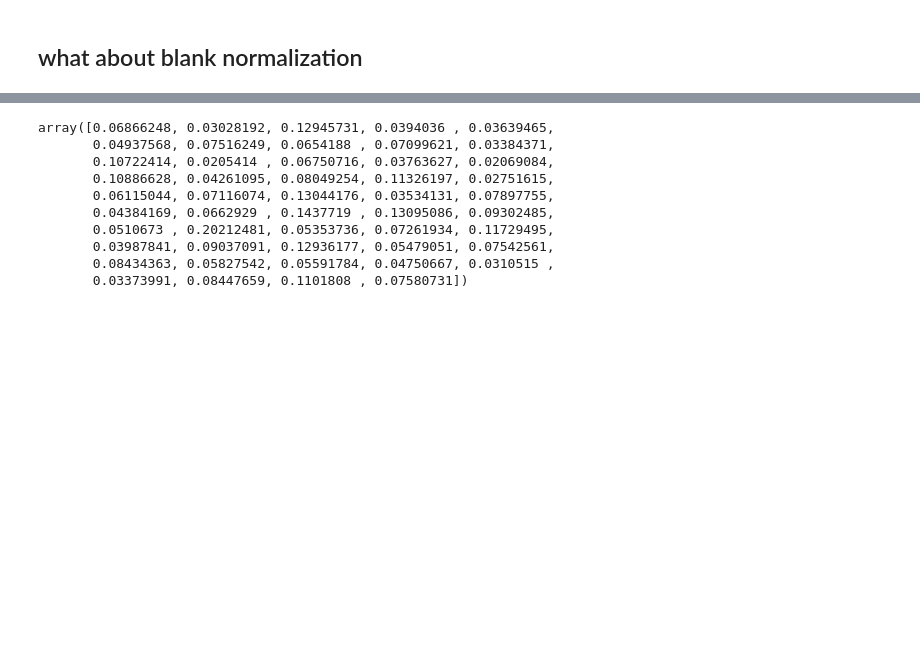
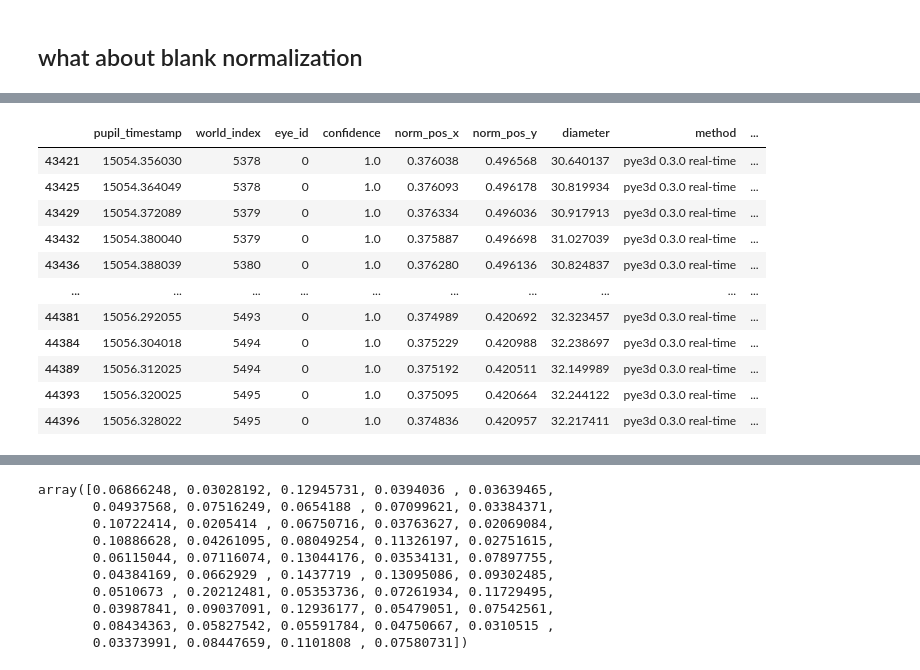
Before and after one commit to Rockyneuron/pupil_labs_analysis, a Jupyter notebook: analysis/pupillometry_analysis.ipynb, the cells around one changed output, grey strips where cells are left out. Saved outputs shown, nothing was run; the diff lists cells and outputs as text; code cells hidden in the pictures; blank space fills up the shorter version.

```diff
--- a/analysis/pupillometry_analysis.ipynb
+++ b/analysis/pupillometry_analysis.ipynb
@@ -507,0 +562,83 @@ ax.set_ylabel('speed (s)')
+# %%
+filter_events=annotations_pd['label'].str.contains('Asset') | annotations_pd['label'].str.contains('Control') | annotations_pd['label'].str.contains('Surprise')
+filter_assets=annotations_pd['label'].str.contains('Asset')
+
+filter_events_surprise= annotations_pd['label'].str.contains('Surprise')
+filter_events_blank= annotations_pd['label'].str.contains('blank')
+# %%
+
+event=annotations_pd.loc[filter_assets,['label']]
+pupil_df=pupil_right_eye
+pupil_df['speed']=abs(pupil_df['diameter_3d'].diff(periods=100))
+y='diameter_3d'
+
+
+
+pupil_events_matrix=np.zeros([pupil_df.shape[0],len(event)])
+
+for num,im in enumerate(event.values.flatten()):
+    initial_anotation,end_anotation,index_annotation=cm.extract_annotations_timestamps(im,'label',annotations_pd)
+    # print(annotations_pd.iloc[index_annotation],annotations_pd.iloc[index_annotation-1])
+    ini_blank=annotations_pd.iloc[index_annotation-1]
+    ini_blank_val=annotations_pd.iloc[index_annotation-1,annotations_pd.columns.get_loc('timestamp')].values[0]
+    end_blank=annotations_pd.iloc[index_annotation]
+    end_blank_value=annotations_pd.iloc[index_annotation,annotations_pd.columns.get_loc('timestamp')].values[0]
+
+    print(ini_blank)
+    print(ini_blank_val)
+    print(end_blank)
+    print(end_blank_value)
+
+    blank_df=cm.filter_rows_by_temporal_values(
+                                dataframe=pupil_df,
+                                time_column='pupil_timestamp',
+                                ini_value=ini_blank_val,
+                                end_value=end_blank_value
+                                )
+
+    display(blank_df)
+
+
+
+    segmented_df=cm.filter_rows_by_temporal_values(
+        dataframe=pupil_df,
+        time_column='pupil_timestamp',
+        ini_value=initial_anotation['timestamp'].values[0],
+        end_value=end_anotation['timestamp'].values[0]
+        )
+
+    pupil_events_matrix[0:len(segmented_df),num]=segmented_df[y]
+
+# #Now extract matrix with suprise assets
+# surprise_annotations=annotations_pd.loc[filter_events_surprise,['label']]
+# pupil_surprise_matrix=np.zeros([pupil_df.shape[0],len(surprise_annotations)])
+
+# for num,im in enumerate(surprise_annotations.values.flatten()):
+#     initial_anotation,end_anotation=cm.extract_annotations_timestamps(im,'label',annotations_pd)
+#     segmented_df=cm.filter_rows_by_temporal_values(
+#         dataframe=pupil_df,
+#         time_column='pupil_timestamp',
+#         ini_value=initial_anotation['timestamp'].values[0],
+#         end_value=end_anotation['timestamp'].values[0]
+#         )
+
+#     pupil_surprise_matrix[0:len(segmented_df),num]=segmented_df[y]
+
+# #Now extract matrix with blanks
+
+# #Now extract matrix with suprise assets
+# event_annotations=annotations_pd.loc[filter_events_blank,['label']]
+# pupil_blank_matrix=np.zeros([pupil_df.shape[0],len(event_annotations)])
+
+# for num,im in enumerate(event_annotations.values.flatten()):
+#     initial_anotation,end_anotation=cm.extract_annotations_timestamps(im,'label',annotations_pd)
+#     print(initial_anotation,end_anotation)
+#     segmented_df=cm.filter_rows_by_temporal_values(
+#         dataframe=pupil_df,
+#         time_column='pupil_timestamp',
+#         ini_value=initial_anotation['timestamp'].values[0],
+#         end_value=end_anotation['timestamp'].values[0]
+#         )
+
+#     pupil_blank_matrix[0:len(segmented_df),num]=segmented_df[y]
+# %% [output]
@@ -507,0 +656,12 @@ ax.set_ylabel('speed (s)')
+|  | pupil_timestamp | world_index | eye_id | confidence | norm_pos_x | norm_pos_y | diameter | method | ... |
+| 43421 | 15054.356030 | 5378 | 0 | 1.0 | 0.376038 | 0.496568 | 30.640137 | pye3d 0.3.0 real-time | ... |
+| 43425 | 15054.364049 | 5378 | 0 | 1.0 | 0.376093 | 0.496178 | 30.819934 | pye3d 0.3.0 real-time | ... |
+| 43429 | 15054.372089 | 5379 | 0 | 1.0 | 0.376334 | 0.496036 | 30.917913 | pye3d 0.3.0 real-time | ... |
+| 43432 | 15054.380040 | 5379 | 0 | 1.0 | 0.375887 | 0.496698 | 31.027039 | pye3d 0.3.0 real-time | ... |
+| 43436 | 15054.388039 | 5380 | 0 | 1.0 | 0.376280 | 0.496136 | 30.824837 | pye3d 0.3.0 real-time | ... |
+| ... | ... | ... | ... | ... | ... | ... | ... | ... | ... |
+| 44381 | 15056.292055 | 5493 | 0 | 1.0 | 0.374989 | 0.420692 | 32.323457 | pye3d 0.3.0 real-time | ... |
+| 44384 | 15056.304018 | 5494 | 0 | 1.0 | 0.375229 | 0.420988 | 32.238697 | pye3d 0.3.0 real-time | ... |
+| 44389 | 15056.312025 | 5494 | 0 | 1.0 | 0.375192 | 0.420511 | 32.149989 | pye3d 0.3.0 real-time | ... |
+| 44393 | 15056.320025 | 5495 | 0 | 1.0 | 0.375095 | 0.420664 | 32.244122 | pye3d 0.3.0 real-time | ... |
+| 44396 | 15056.328022 | 5495 | 0 | 1.0 | 0.374836 | 0.420957 | 32.217411 | pye3d 0.3.0 real-time | ... |
```
Also changed, not shown: parts of 8 cells of this notebook, 1 other file.
